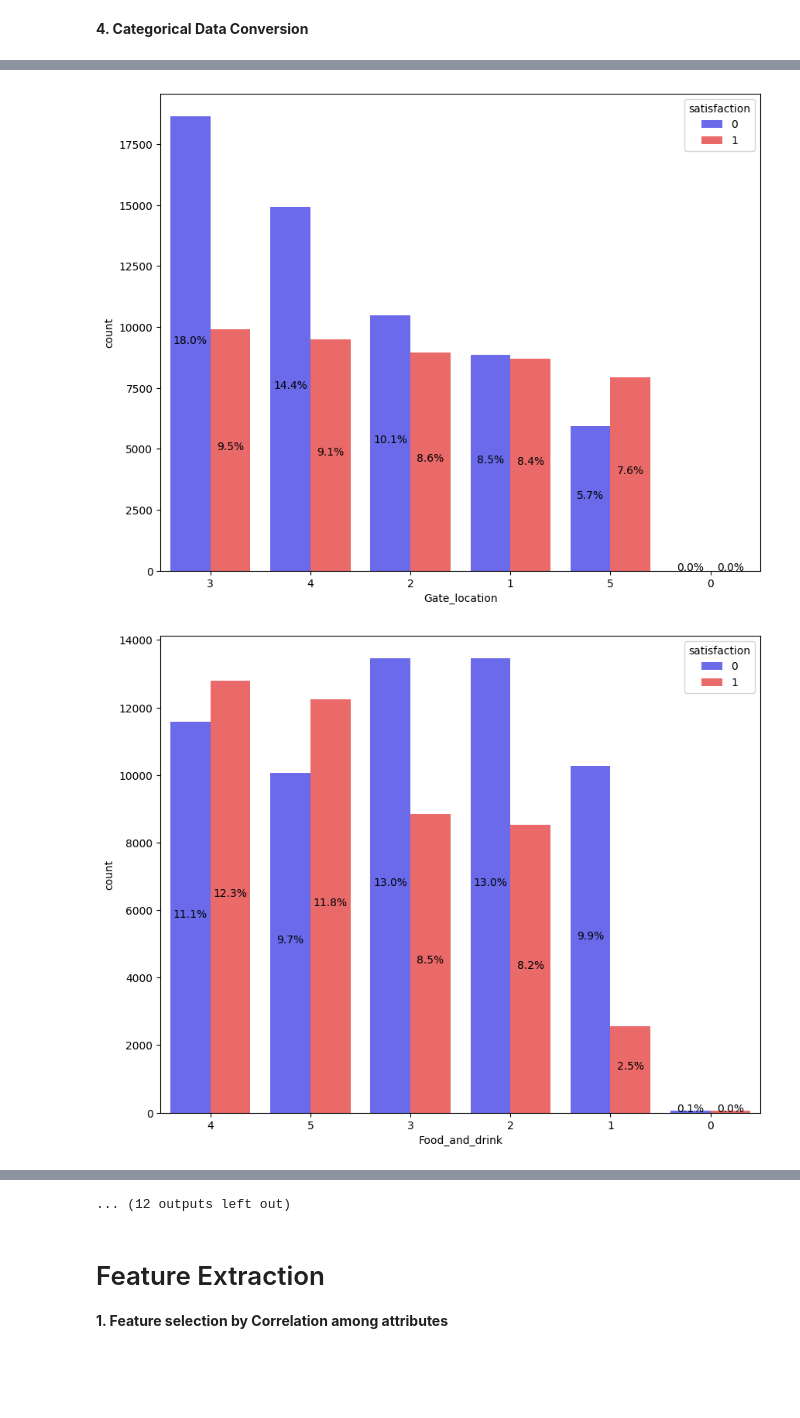
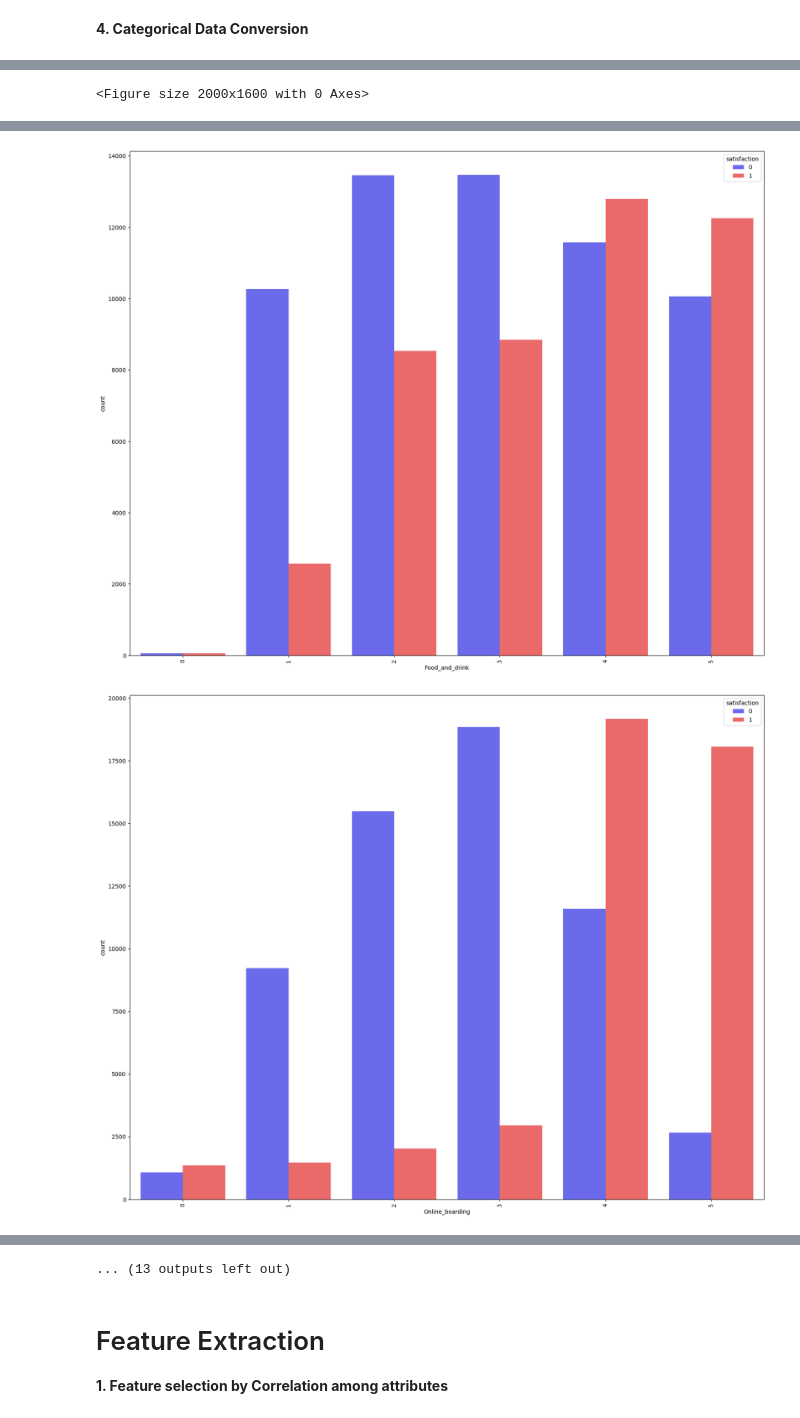
Before and after one commit to gitmnikhil/capstoneproject, a Jupyter notebook: airline-passenger-satisfaction.ipynb, the cells around one changed output, grey strips where cells are left out. Drawn from its saved outputs; the diff is of its cells as text; code cells hidden in the pictures; blank space fills up the shorter version.

```diff
--- a/airline-passenger-satisfaction.ipynb
+++ b/airline-passenger-satisfaction.ipynb
@@ -207,17 +209,11 @@ numerical_vars = training_data_encoded.columns
 target_col = 'satisfaction'
 plt.rcParams.update({'figure.max_open_warning': 0})
 for i, name in enumerate(training_data_encoded[numerical_vars]):
-    plt.figure(i, figsize=(10,8))
-    g=sns.countplot(x=name, data=training_data_encoded, hue=target_col, palette='seismic', order=pd.Series(training_data_encoded[name]).value_counts().iloc[:10].index)
-    total = len(training_data)
-    if len(g.get_xticklabels()[0].get_text()) > 4:
+    plt.figure(i, figsize=(20,16))
+    graph_data = training_data_encoded.copy()
+    unique_dataset = np.unique(training_data_encoded[name])
+    num_rows = unique_dataset.shape
+    if num_rows[0] < 80 :
+        g=sns.countplot(x=name, data=graph_data, hue=target_col, palette='seismic')
         g.set_xticklabels(g.get_xticklabels(),rotation=90)
-    else:
-        g.set_xticklabels(g.get_xticklabels(), rotation=0)
-    for p in g.patches:
-        percentage ='{:.1f}%'.format(100* p.get_height()/total)
-        x=p.get_x() + p.get_width()/2
-        y=p.get_height()/2
-        g.annotate(percentage, (x, y), ha='center')
-plt.close()
 # %% [output]
@@ -227,0 +224 @@ plt.close()
+<Figure size 2000x1600 with 0 Axes>
@@ -232,2 +229,2 @@ plt.close()
-[figure, old version]
+[figure, new version]
-[figure, old version]
+[figure, new version]
@@ -236,4 +232,4 @@ plt.close()
-... (12 outputs left out)
+... (13 outputs left out)
 # %% [markdown]
 # Feature Extraction
 **1. Feature selection by Correlation among attributes**
```
Also changed, not shown: parts of 13 cells of this notebook.
